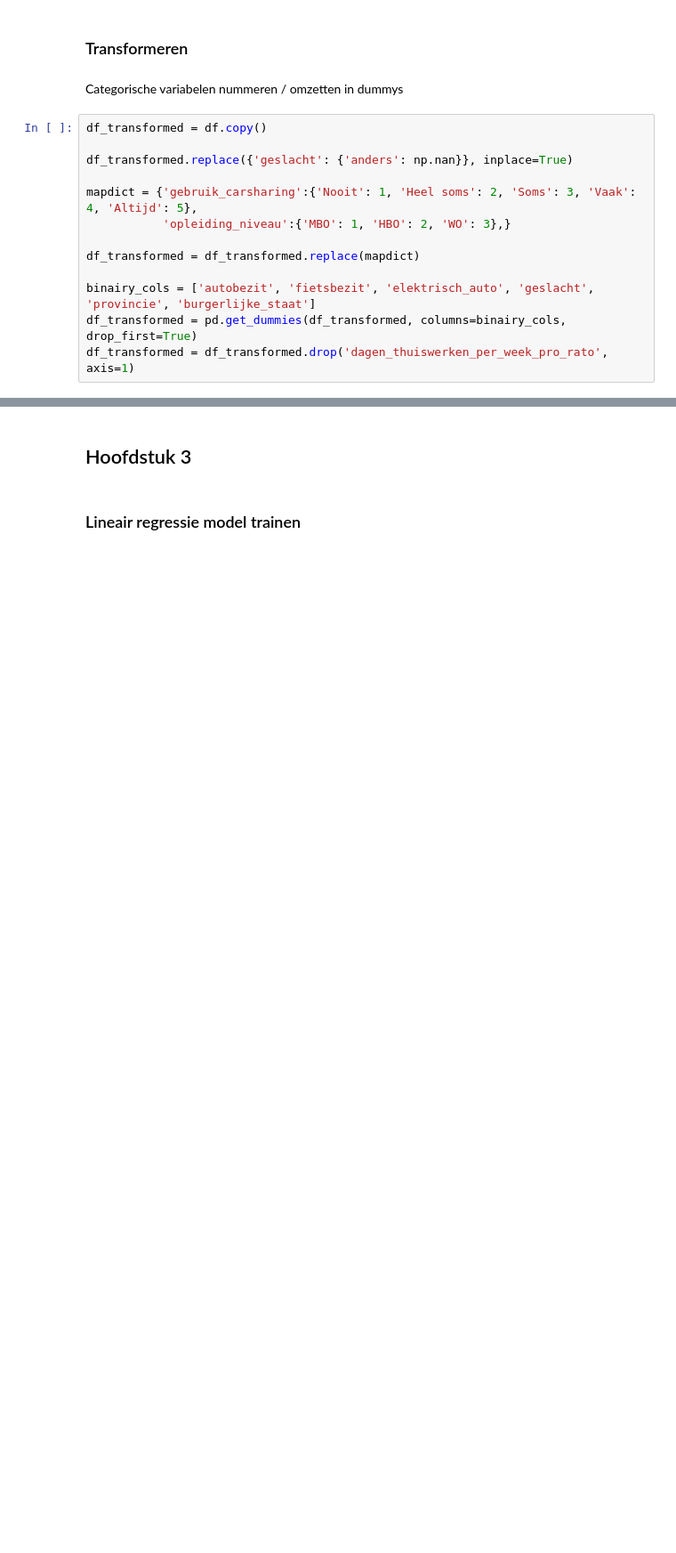
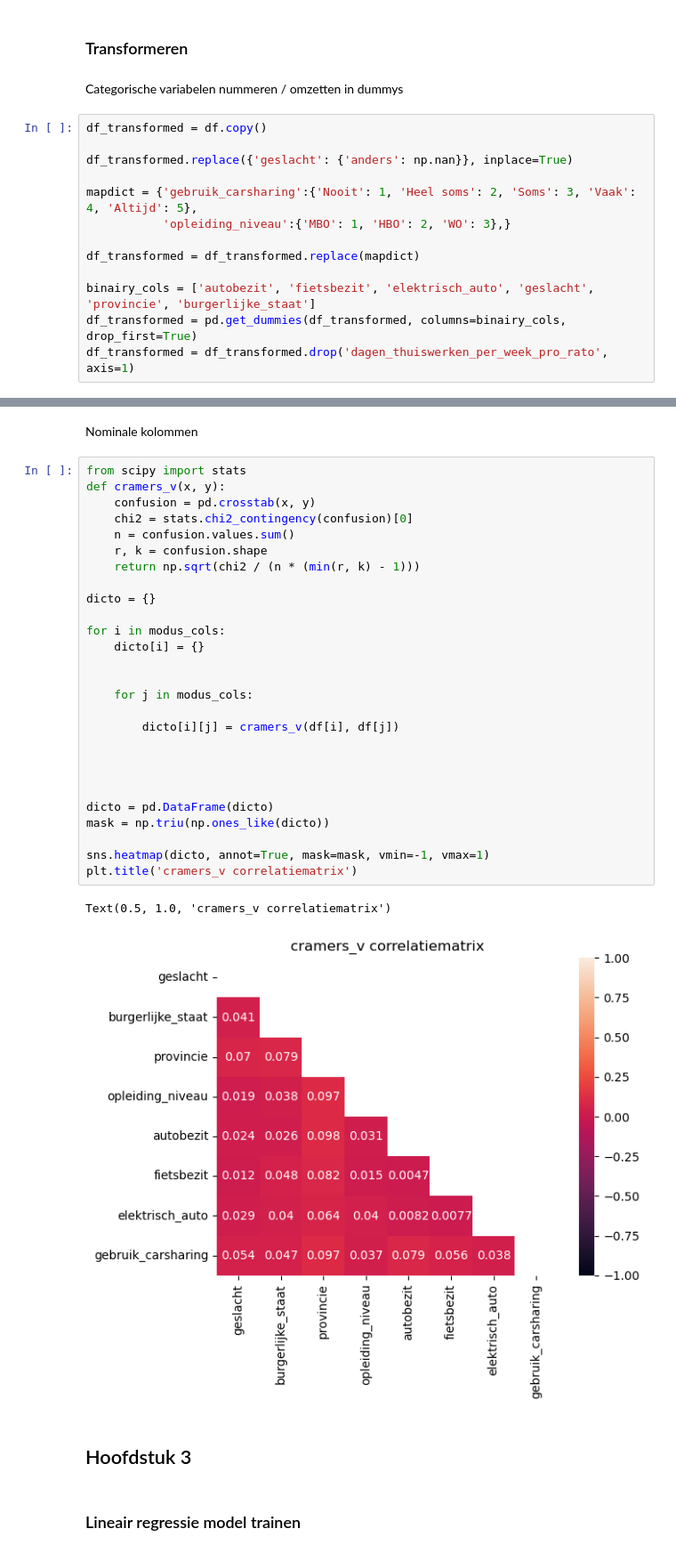
Before and after one commit to svenkr-6/Wiskunde_II_Portfolio, a Jupyter notebook: Wiskunde_II_Portfolio.ipynb, the cells around one changed output, grey strips where cells are left out. Shown at 89% size. Drawn from its saved outputs; the diff is of its cells as text; blank space fills up the shorter version.

```diff
--- a/Wiskunde_II_Portfolio.ipynb
+++ b/Wiskunde_II_Portfolio.ipynb
@@ -174,3 +188,35 @@ df_transformed = df_transformed.drop('dagen_thuiswerken_per_week_pro_rato', axis
+# %% [markdown]
+Nominale kolommen
+# %%
+from scipy import stats
+def cramers_v(x, y):
+    confusion = pd.crosstab(x, y)
+    chi2 = stats.chi2_contingency(confusion)[0]
+    n = confusion.values.sum()
+    r, k = confusion.shape
+    return np.sqrt(chi2 / (n * (min(r, k) - 1)))
+
+dicto = {}
+
+for i in modus_cols:
+    dicto[i] = {}
+
+
+    for j in modus_cols:
+
+        dicto[i][j] = cramers_v(df[i], df[j])
+
+
+
+
+dicto = pd.DataFrame(dicto)
+mask = np.triu(np.ones_like(dicto))
+
+sns.heatmap(dicto, annot=True, mask=mask, vmin=-1, vmax=1)
+plt.title('cramers_v correlatiematrix')
+# %% [output]
+Text(0.5, 1.0, 'cramers_v correlatiematrix')
+[figure, added]
 # %% [markdown]
 ## Hoofdstuk 3
 # %% [markdown]
```
Also changed, not shown: parts of 4 cells of this notebook.
